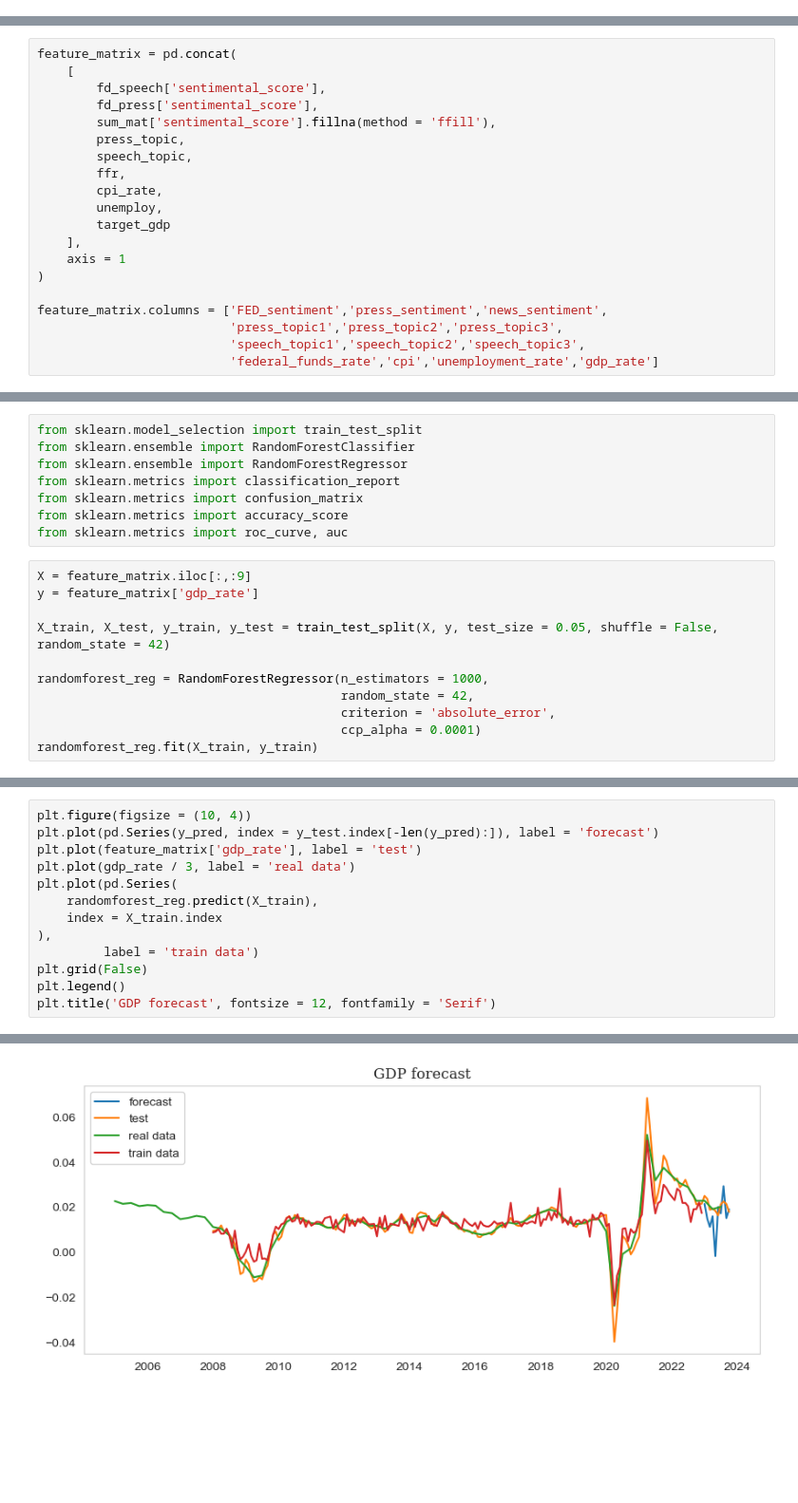
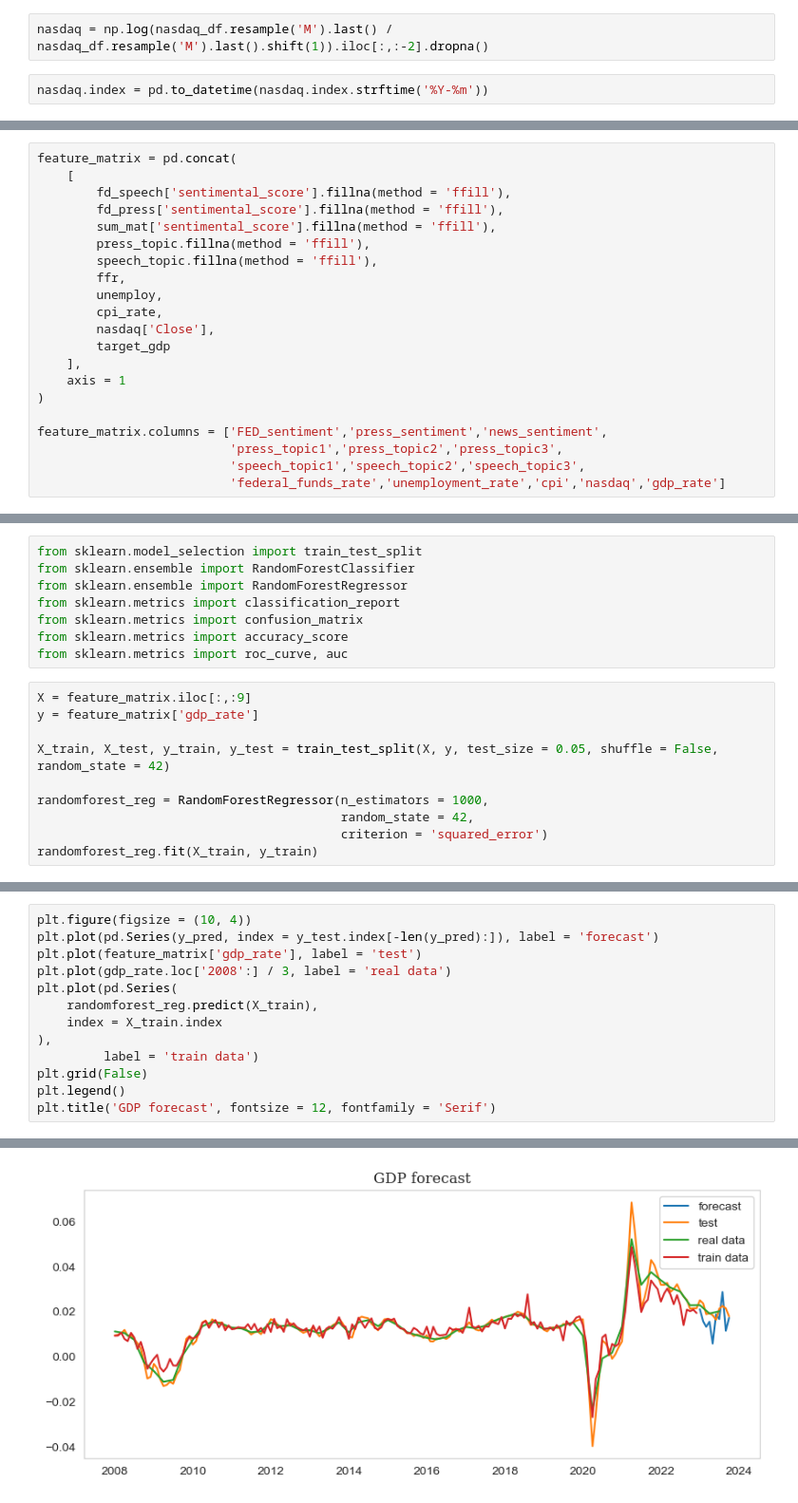
Before and after one commit to Tommylee1013/Webscraping, a Jupyter notebook: Projects/Final Team Projects/Feature_preprocessing.ipynb, the cells around one changed output, grey strips where cells are left out. Shown at 95% size. Cells and saved outputs as stored; diff of their text form; blank space fills up the shorter version.

```diff
--- a/Projects/Final Team Projects/Feature_preprocessing.ipynb
+++ b/Projects/Final Team Projects/Feature_preprocessing.ipynb
@@ -380,0 +397,4 @@ fd_speech
+# %%
+nasdaq = np.log(nasdaq_df.resample('M').last() / nasdaq_df.resample('M').last().shift(1)).iloc[:,:-2].dropna()
+# %%
+nasdaq.index = pd.to_datetime(nasdaq.index.strftime('%Y-%m'))
@@ -381,14 +403,15 @@ fd_speech
 # %%
 feature_matrix = pd.concat(
     [
-        fd_speech['sentimental_score'],
-        fd_press['sentimental_score'],
+        fd_speech['sentimental_score'].fillna(method = 'ffill'),
+        fd_press['sentimental_score'].fillna(method = 'ffill'),
         sum_mat['sentimental_score'].fillna(method = 'ffill'),
-        press_topic,
-        speech_topic,
+        press_topic.fillna(method = 'ffill'),
+        speech_topic.fillna(method = 'ffill'),
         ffr,
+        unemploy,
         cpi_rate,
-        unemploy,
+        nasdaq['Close'],
         target_gdp
     ],
     axis = 1
@@ -397,7 +420,7 @@ feature_matrix = pd.concat(
 feature_matrix.columns = ['FED_sentiment','press_sentiment','news_sentiment',
                           'press_topic1','press_topic2','press_topic3',
                           'speech_topic1','speech_topic2','speech_topic3',
-                          'federal_funds_rate','cpi','unemployment_rate','gdp_rate']
+                          'federal_funds_rate','unemployment_rate','cpi','nasdaq','gdp_rate']
 # %%
 feature_matrix
 # %% [output]
@@ -451,7 +474,6 @@ X_train, X_test, y_train, y_test = train_test_split(X, y, test_size = 0.05, shuf
 
 randomforest_reg = RandomForestRegressor(n_estimators = 1000,
                                          random_state = 42,
-                                         criterion = 'absolute_error',
-                                         ccp_alpha = 0.0001)
+                                         criterion = 'squared_error')
 randomforest_reg.fit(X_train, y_train)
 # %% [output]
@@ -514,16 +536,16 @@ Text(0.5, 1.0, 'GDP forecast')
 # %%
 plt.figure(figsize = (10, 4))
 plt.plot(pd.Series(y_pred, index = y_test.index[-len(y_pred):]), label = 'forecast')
 plt.plot(feature_matrix['gdp_rate'], label = 'test')
-plt.plot(gdp_rate / 3, label = 'real data')
+plt.plot(gdp_rate.loc['2008':] / 3, label = 'real data')
 plt.plot(pd.Series(
     randomforest_reg.predict(X_train),
     index = X_train.index
 ),
          label = 'train data')
 plt.grid(False)
 plt.legend()
 plt.title('GDP forecast', fontsize = 12, fontfamily = 'Serif')
 # %% [output]
 Text(0.5, 1.0, 'GDP forecast')
-[figure, old version]
+[figure, new version]
```
Also changed, not shown: parts of 21 cells of this notebook, 1 other file.
